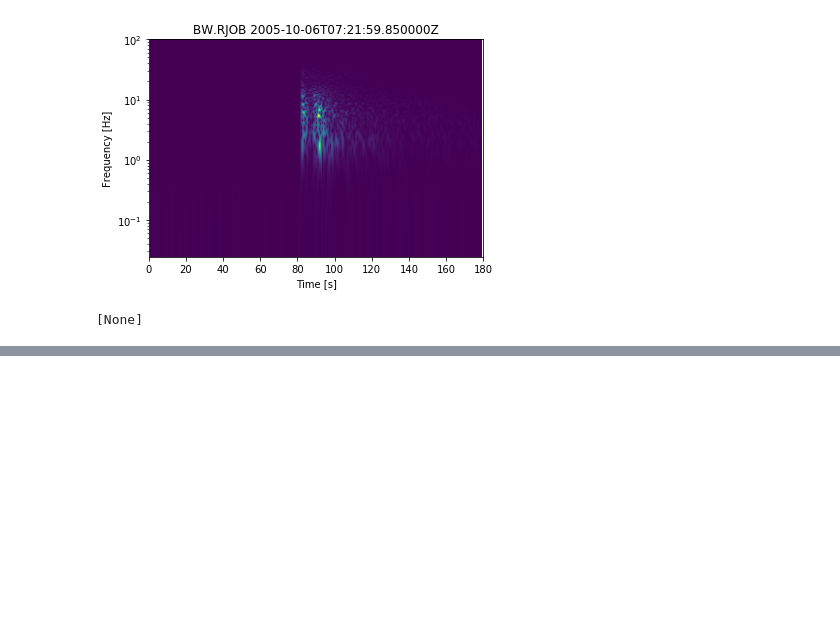
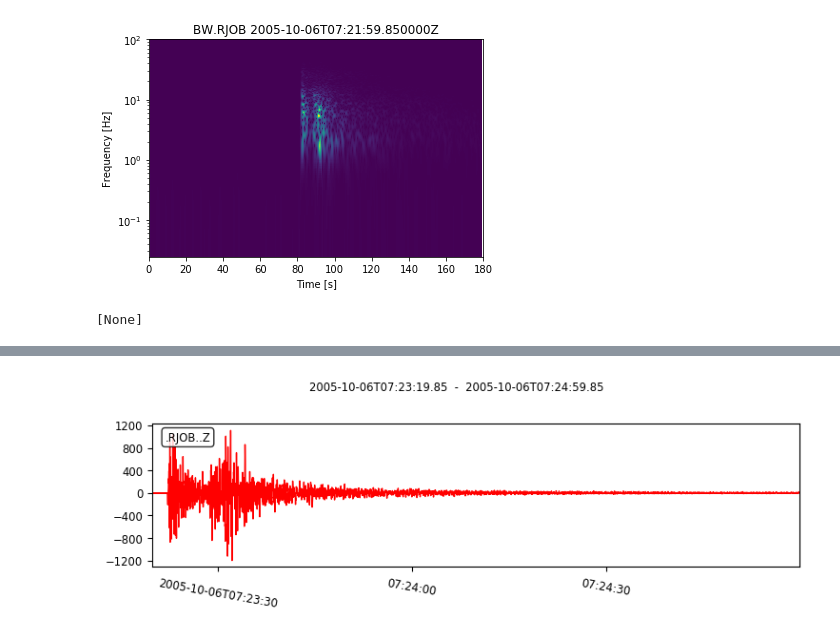
Before and after one commit to SorawatSiangpipop/Obspy, a Jupyter notebook: Plotting_Spectrograms.ipynb, the cells around one changed output, grey strips where cells are left out. Saved outputs shown, nothing was run; the diff lists cells and outputs as text; code cells hidden in the pictures; blank space fills up the shorter version.

```diff
--- a/Plotting_Spectrograms.ipynb
+++ b/Plotting_Spectrograms.ipynb
@@ -15,0 +18,4 @@ st.spectrogram(log=True, title='BW.RJOB ' + str(st[0].stats.starttime), cmap='vi
+# %%
+from obspy.core import read
+singlechannel=read("https://examples.obspy.org/RJOB_061005_072159.ehz.new")
+print(singlechannel)
@@ -15,0 +25,7 @@ st.spectrogram(log=True, title='BW.RJOB ' + str(st[0].stats.starttime), cmap='vi
+# %%
+dt = singlechannel[0].stats.starttime
+singlechannel.plot(color='red', number_of_ticks=7,
+                   tick_rotation=-10, tick_format='%I:%M %p',
+                   starttime=dt + 80, endtime=dt + 180);
+# %% [output]
+[figure, added]
```
Also changed, not shown: parts of 2 cells of this notebook, 3 other files.
